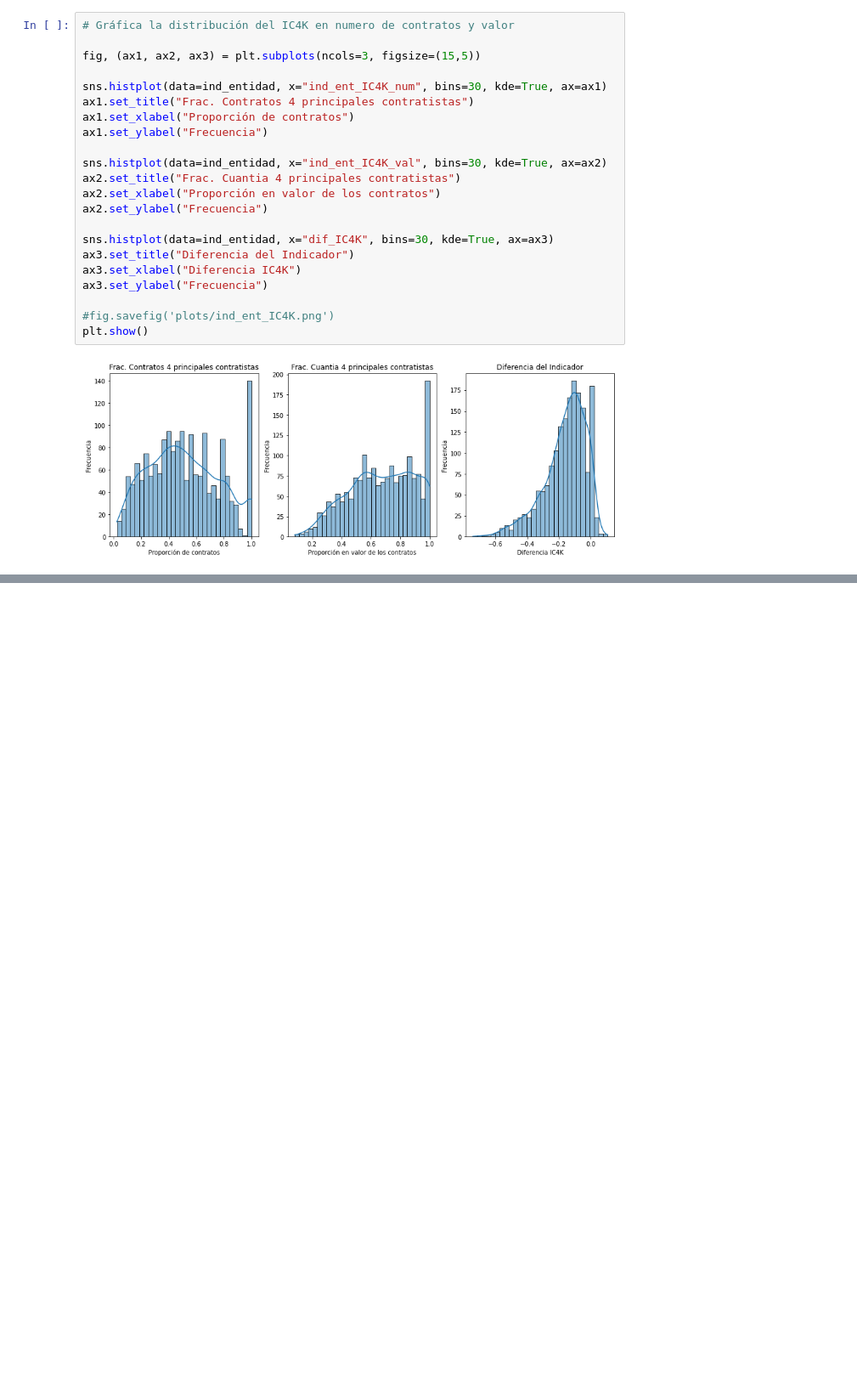
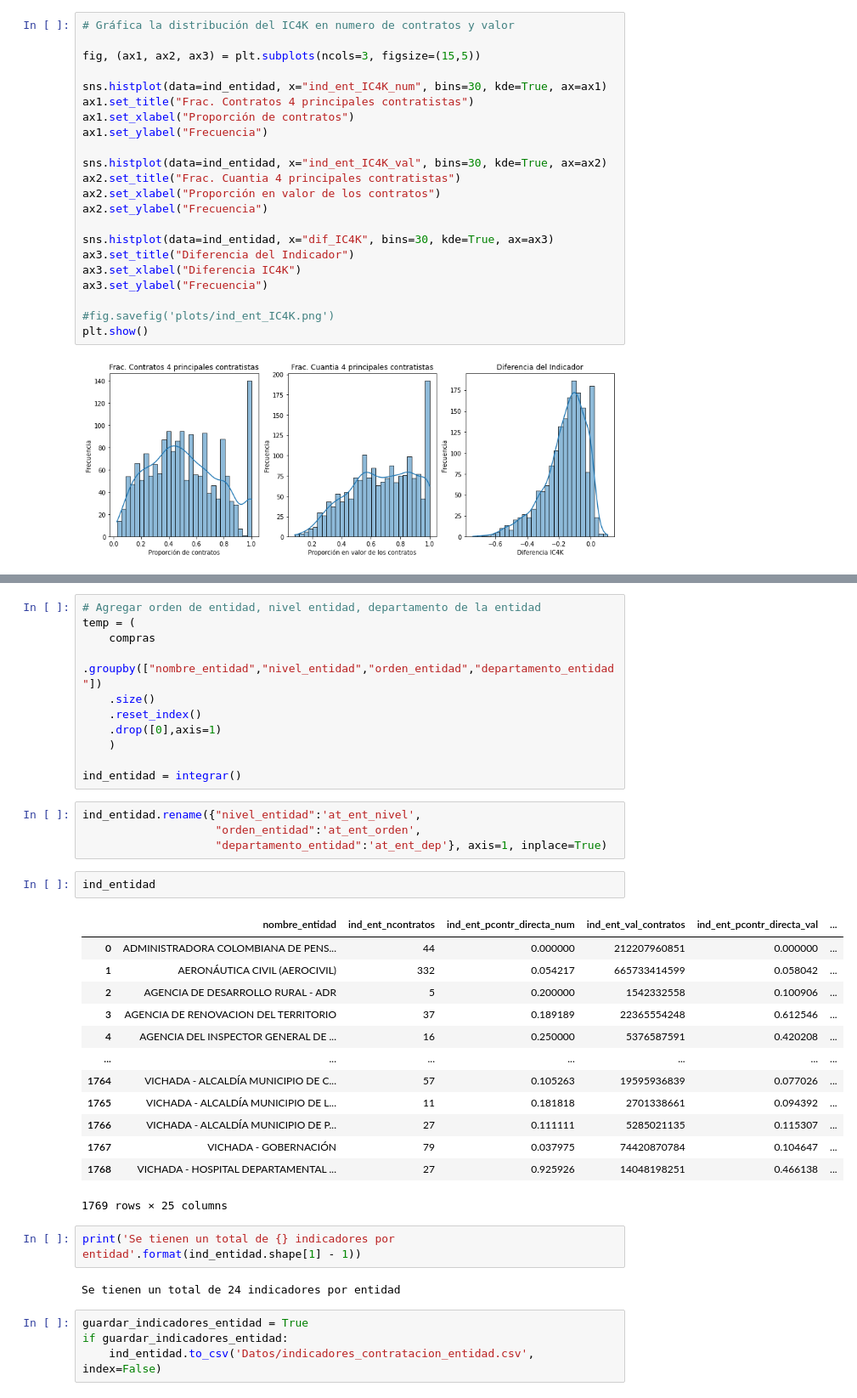
Before and after one commit to hfelizzola/Codigos-y-Modelos, a Jupyter notebook: procesamiento_limpieza.ipynb, the cells around one changed output, grey strips where cells are left out. Shown: that part at 85% size. Drawn from its saved outputs; the diff is of its cells as text; blank space fills up the shorter version.

```diff
--- a/procesamiento_limpieza.ipynb
+++ b/procesamiento_limpieza.ipynb
@@ -688,0 +816,39 @@ plt.show()
+# %%
+# Agregar orden de entidad, nivel entidad, departamento de la entidad
+temp = (
+    compras
+    .groupby(["nombre_entidad","nivel_entidad","orden_entidad","departamento_entidad"])
+    .size()
+    .reset_index()
+    .drop([0],axis=1)
+    )
+
+ind_entidad = integrar()
+# %%
+ind_entidad.rename({"nivel_entidad":'at_ent_nivel',
+                    "orden_entidad":'at_ent_orden',
+                    "departamento_entidad":'at_ent_dep'}, axis=1, inplace=True)
+# %%
+ind_entidad
+# %% [output]
+|  | nombre_entidad | ind_ent_ncontratos | ind_ent_pcontr_directa_num | ind_ent_val_contratos | ind_ent_pcontr_directa_val | ... |
+| 0 | ADMINISTRADORA COLOMBIANA DE PENS... | 44 | 0.000000 | 212207960851 | 0.000000 | ... |
+| 1 | AERONÁUTICA CIVIL (AEROCIVIL) | 332 | 0.054217 | 665733414599 | 0.058042 | ... |
+| 2 | AGENCIA DE DESARROLLO RURAL - ADR | 5 | 0.200000 | 1542332558 | 0.100906 | ... |
+| 3 | AGENCIA DE RENOVACION DEL TERRITORIO | 37 | 0.189189 | 22365554248 | 0.612546 | ... |
+| 4 | AGENCIA DEL INSPECTOR GENERAL DE ... | 16 | 0.250000 | 5376587591 | 0.420208 | ... |
+| ... | ... | ... | ... | ... | ... | ... |
+| 1764 | VICHADA - ALCALDÍA MUNICIPIO DE C... | 57 | 0.105263 | 19595936839 | 0.077026 | ... |
+| 1765 | VICHADA - ALCALDÍA MUNICIPIO DE L... | 11 | 0.181818 | 2701338661 | 0.094392 | ... |
+| 1766 | VICHADA - ALCALDÍA MUNICIPIO DE P... | 27 | 0.111111 | 5285021135 | 0.115307 | ... |
+| 1767 | VICHADA - GOBERNACIÓN | 79 | 0.037975 | 74420870784 | 0.104647 | ... |
+| 1768 | VICHADA - HOSPITAL DEPARTAMENTAL ... | 27 | 0.925926 | 14048198251 | 0.466138 | ... |
+1769 rows × 25 columns
+# %%
+print('Se tienen un total de {} indicadores por entidad'.format(ind_entidad.shape[1] - 1))
+# %% [output]
+Se tienen un total de 24 indicadores por entidad
+# %%
+guardar_indicadores_entidad = True
+if guardar_indicadores_entidad:
+    ind_entidad.to_csv('Datos/indicadores_contratacion_entidad.csv', index=False)
```
Also changed, not shown: parts of 9 cells of this notebook.
